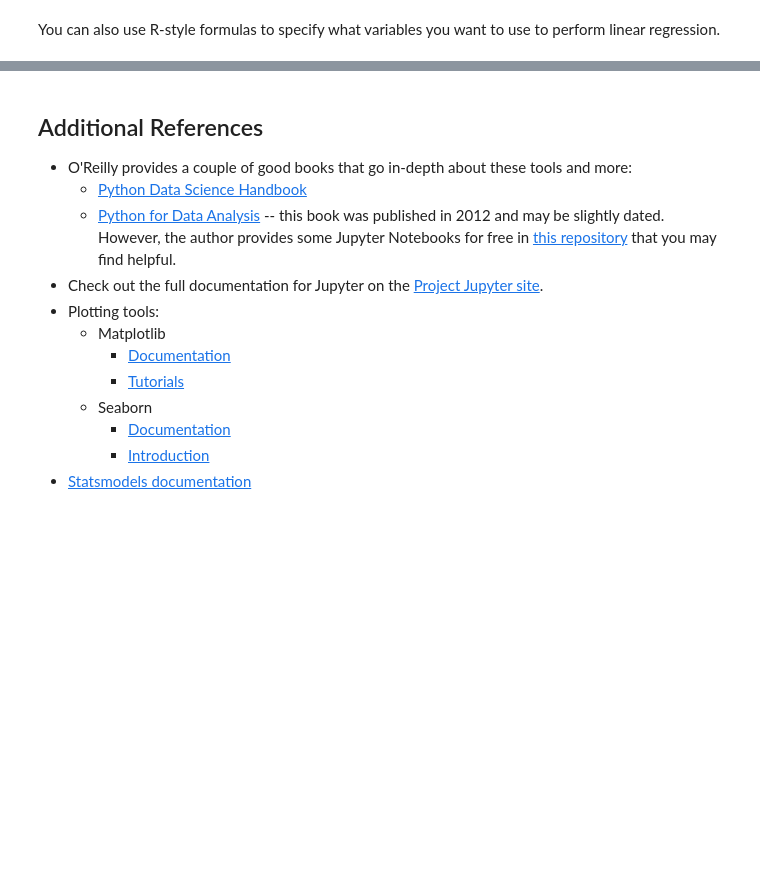
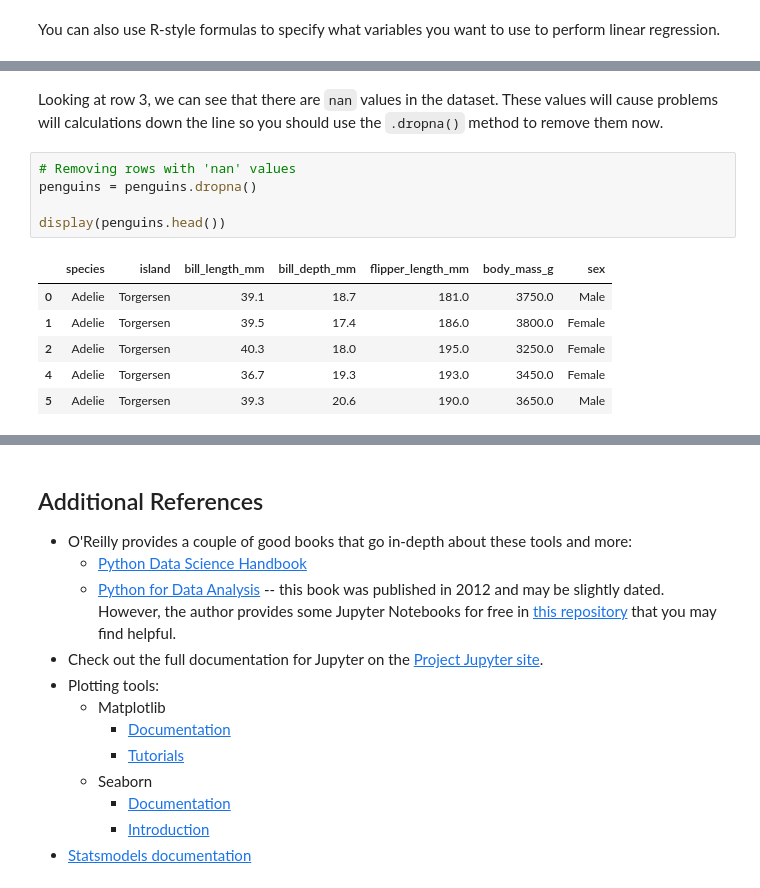
Before and after one commit to mbhsmlclub/Lecture-1-Intro-to-Data-Science-in-Python, a Jupyter notebook: DataSciIntro.ipynb, the cells around one changed output, grey strips where cells are left out. Cells and saved outputs as stored; diff of their text form; blank space fills up the shorter version.

```diff
--- a/DataSciIntro.ipynb
+++ b/DataSciIntro.ipynb
@@ -538,0 +683,14 @@ Notes:
+# %% [markdown]
+Looking at row 3, we can see that there are `nan` values in the dataset.  These values will cause problems will calculations down the line so you should use the `.dropna()` method to remove them now.
+# %%
+# Removing rows with 'nan' values
+penguins = penguins.dropna()
+
+display(penguins.head())
+# %% [output]
+|  | species | island | bill_length_mm | bill_depth_mm | flipper_length_mm | body_mass_g | sex |
+| 0 | Adelie | Torgersen | 39.1 | 18.7 | 181.0 | 3750.0 | Male |
+| 1 | Adelie | Torgersen | 39.5 | 17.4 | 186.0 | 3800.0 | Female |
+| 2 | Adelie | Torgersen | 40.3 | 18.0 | 195.0 | 3250.0 | Female |
+| 4 | Adelie | Torgersen | 36.7 | 19.3 | 193.0 | 3450.0 | Female |
+| 5 | Adelie | Torgersen | 39.3 | 20.6 | 190.0 | 3650.0 | Male |
```
Also changed, not shown: parts of 44 cells of this notebook, 1 other file.
